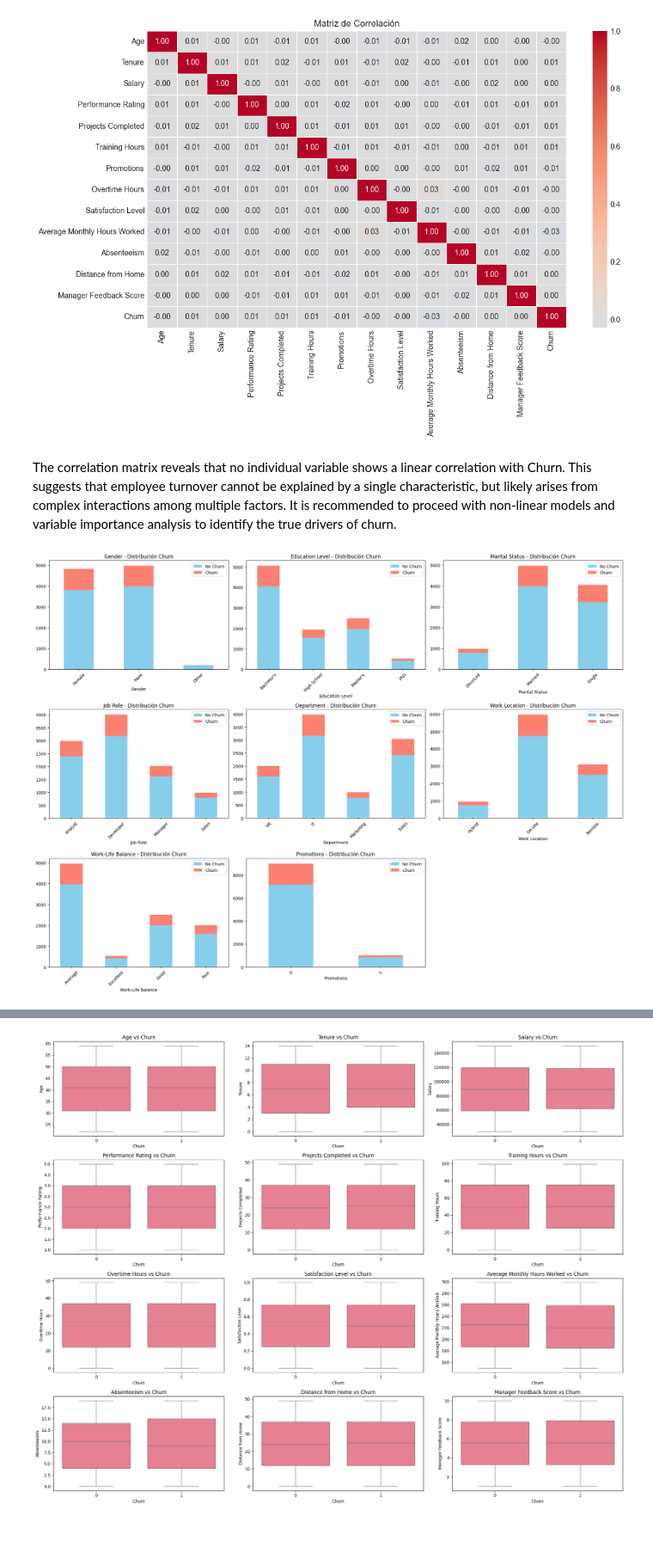
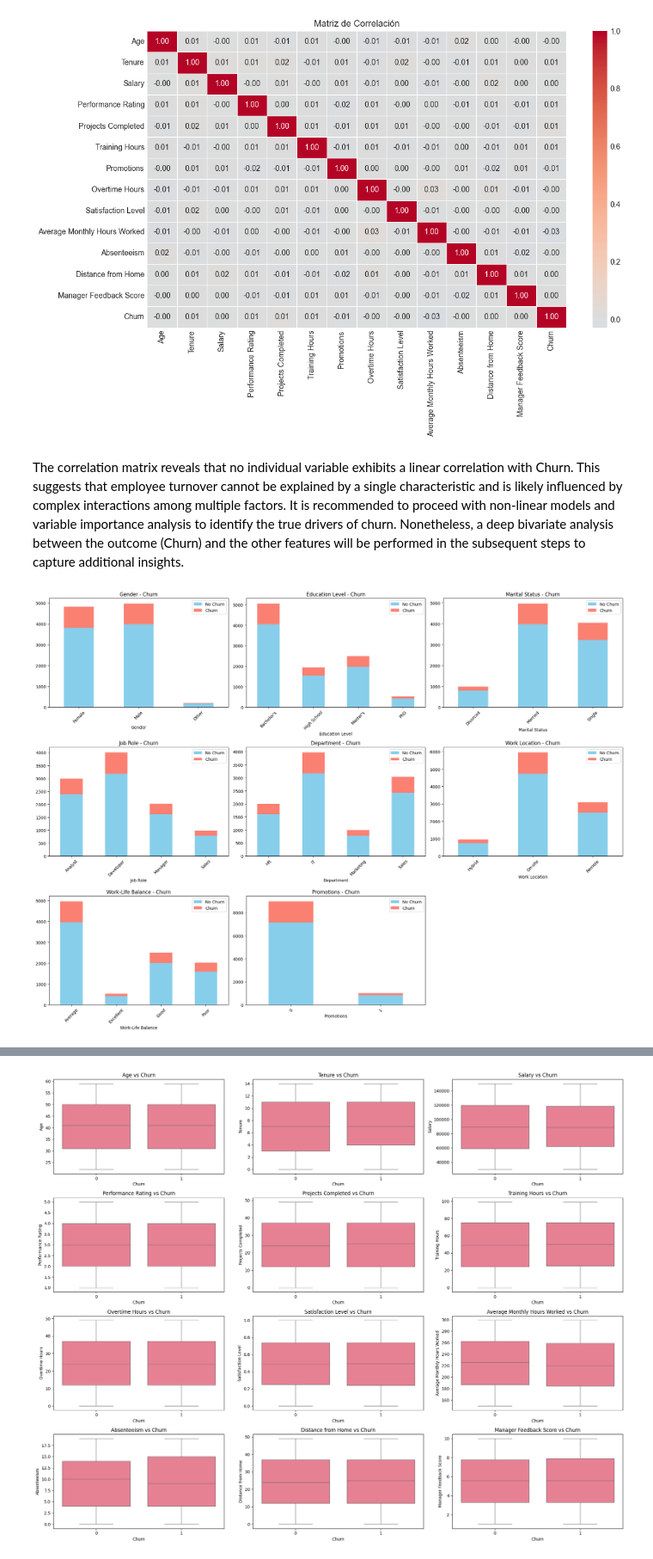
Before and after one commit to dalex2888/AML-3303, a Jupyter notebook: Employee Churn Case Study/Case_study.ipynb, the cells around one changed output, grey strips where cells are left out. Shown at 86% size. Cells and saved outputs as stored; diff of their text form; code cells hidden in the pictures; blank space fills up the shorter version.

Commit message:
Comprehensive EDA performed

```diff
--- a/Employee Churn Case Study/Case_study.ipynb
+++ b/Employee Churn Case Study/Case_study.ipynb
@@ -283,27 +282,26 @@ plt.show()
 # %% [output]
 [figure]
 # %% [markdown]
-The correlation matrix reveals that no individual variable shows a linear correlation with Churn. This suggests that employee turnover cannot be explained by a single characteristic, but likely arises from complex interactions among multiple factors. It is recommended to proceed with non-linear models and variable importance analysis to identify the true drivers of churn.
+The correlation matrix reveals that no individual variable exhibits a linear correlation with Churn. This suggests that employee turnover cannot be explained by a single characteristic and is likely influenced by complex interactions among multiple factors. It is recommended to proceed with non-linear models and variable importance analysis to identify the true drivers of churn. Nonetheless, a deep bivariate analysis between the outcome (Churn) and the other features will be performed in the subsequent steps to capture additional insights.
 # %%
-# Todas las variables categóricas
+# Categorical features
 categorical_vars = ['Gender', 'Education Level', 'Marital Status', 'Job Role',
                    'Department', 'Work Location', 'Work-Life Balance', 'Promotions']
 
 fig, axes = plt.subplots(3, 3, figsize=(20, 15))
 
 for i, var in enumerate(categorical_vars):
     row, col = i // 3, i % 3
     cross_tab = pd.crosstab(df[var], df['Churn'])
     cross_tab.plot(kind='bar', stacked=True, ax=axes[row, col], color=['skyblue', 'salmon'])
-    axes[row, col].set_title(f'{var} - Distribución Churn')
+    axes[row, col].set_title(f'{var} - Churn')
     axes[row, col].tick_params(axis='x', rotation=45)
     axes[row, col].legend(['No Churn', 'Churn'])
 
-# Ocultar el último subplot vacío si es necesario
 if len(categorical_vars) < 9:
     axes[2, 2].set_visible(False)
 
 plt.tight_layout()
 plt.show()
 # %% [output]
-[figure, old version]
+[figure, new version]
```
Also changed, not shown: parts of 16 cells of this notebook.
